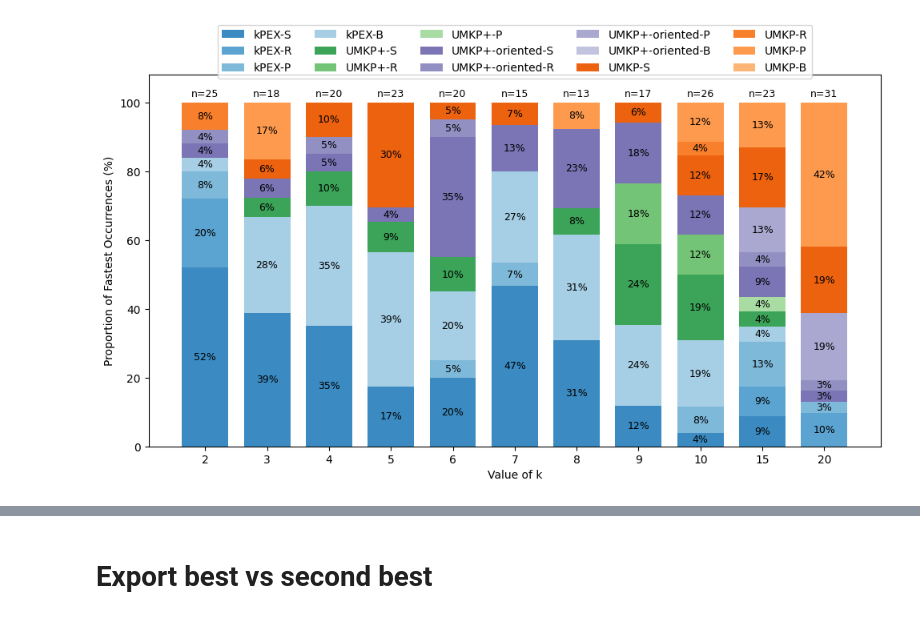
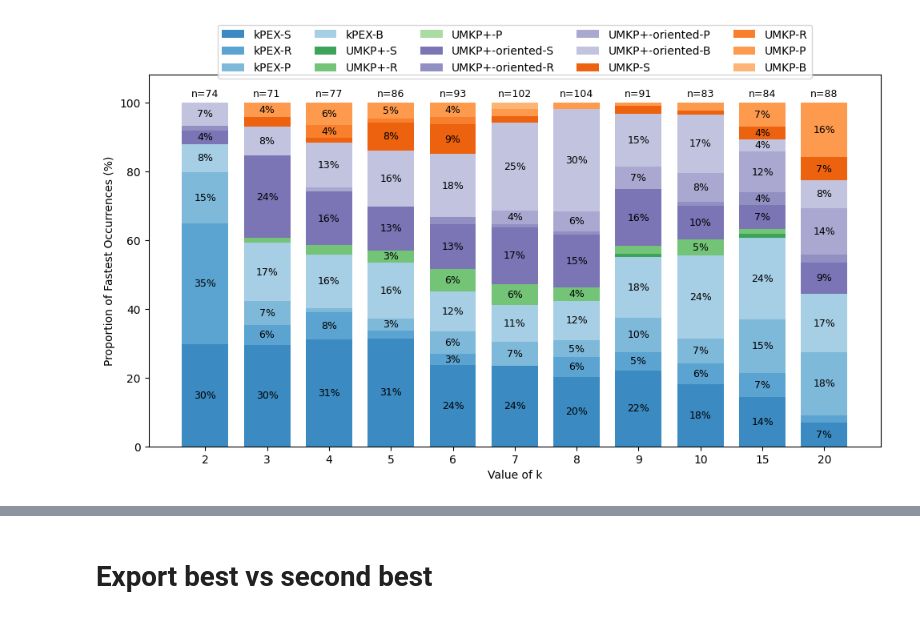
Before and after one commit to akhlaqueak/kplex-ML, a Jupyter notebook: notebooks/entire-data-algos.ipynb, the cells around one changed output, grey strips where cells are left out. Cells and saved outputs as stored; diff of their text form; code cells hidden in the pictures.

```diff
--- a/notebooks/entire-data-algos.ipynb
+++ b/notebooks/entire-data-algos.ipynb
@@ -26,14 +26,21 @@ def clean_dataframe(df):
     return df.apply(convert_col)
 from IPython.display import display, HTML
 pd.options.display.float_format = "{:.1f}".format
+pd.set_option("display.max_colwidth", None)
 def display_scroll(df, height="400px"):
+    html = df.to_html(index=False, escape=False)
     display(HTML(f"""
     <div style="max-height:{height}; overflow:auto; border:1px solid #ccc; padding:5px;">
-        {df.to_html(index=False)}
+        <style>
+            table.dataframe td, table.dataframe th {{
+                white-space: nowrap;
+            }}
+        </style>
+        {html}
     </div>
     """))
 file_path = "results-filtered.xlsx"
-df = pd.read_excel(file_path, sheet_name="all")
+df = pd.read_excel(file_path, sheet_name="all-new")
 # df = pd.read_excel(file_path, sheet_name="all-updated")
 df = df.rename(columns=lambda c: c.replace("-total", ""))
 df = clean_dataframe(df)
@@ -107,6 +98,7 @@ def plot_fastest_occurrences(
         ['UMKP+-oriented-S', 'UMKP+-oriented-R', 'UMKP+-oriented-P', 'UMKP+-oriented-B'],
         ['UMKP-S', 'UMKP-R', 'UMKP-P', 'UMKP-B'],
     ]
+    # groups += ["kPEX", "kPlexT", "Maple", "DiseMKP"]
     # groups += [["kPEX"], ["kPlexT"], ["Maple"], ["DiseMKP"]]
     # groups = ["UMKP-Imp UMKP".split(), "kPEX-Imp kPEX2".split(), ["kPlexT"], ["Maple"], ["DiseMKP"]]
     if k_values is None:
@@ -203,32 +195,32 @@ def plot_fastest_occurrences(
         bottom += vals_col
 
     for i, cnt in enumerate(counts_per_k):
         ax.text(
             x[i],
             101,
             f"n={cnt}",
             ha="center",
             va="bottom",
             fontsize=9,
             color="black"
         )
 
     # ax.set_title(
     #     f"Fastest Occurrences by k\n"
     #     f"(min time >= {min_time_thresh}s, max time < {max_time_thresh}s, "
     #     f"best-vs-second abs gap >= {min_abs_gap}s, ratio >= {min_ratio}x)",
     #     pad=18
     # )
     ax.set_xlabel("Value of k")
     ax.set_ylabel("Proportion of Fastest Occurrences (%)")
     ax.set_xticks(x)
     ax.set_xticklabels(k_values)
     ax.set_ylim(0, 108)
     ax.legend(loc="upper center", bbox_to_anchor=(0.5, 1.15), ncol=5)
 
     plt.tight_layout()
     # return res_df, fig, ax
 
-plot_fastest_occurrences(df, suffix="", min_abs_gap=1, min_ratio=1.2)
+plot_fastest_occurrences(df, suffix="", min_abs_gap=1, min_ratio=1)
 # %% [output]
-[figure, old version]
+[figure, new version]
```
Also changed, not shown: parts of 9 cells of this notebook, 35 other files.
